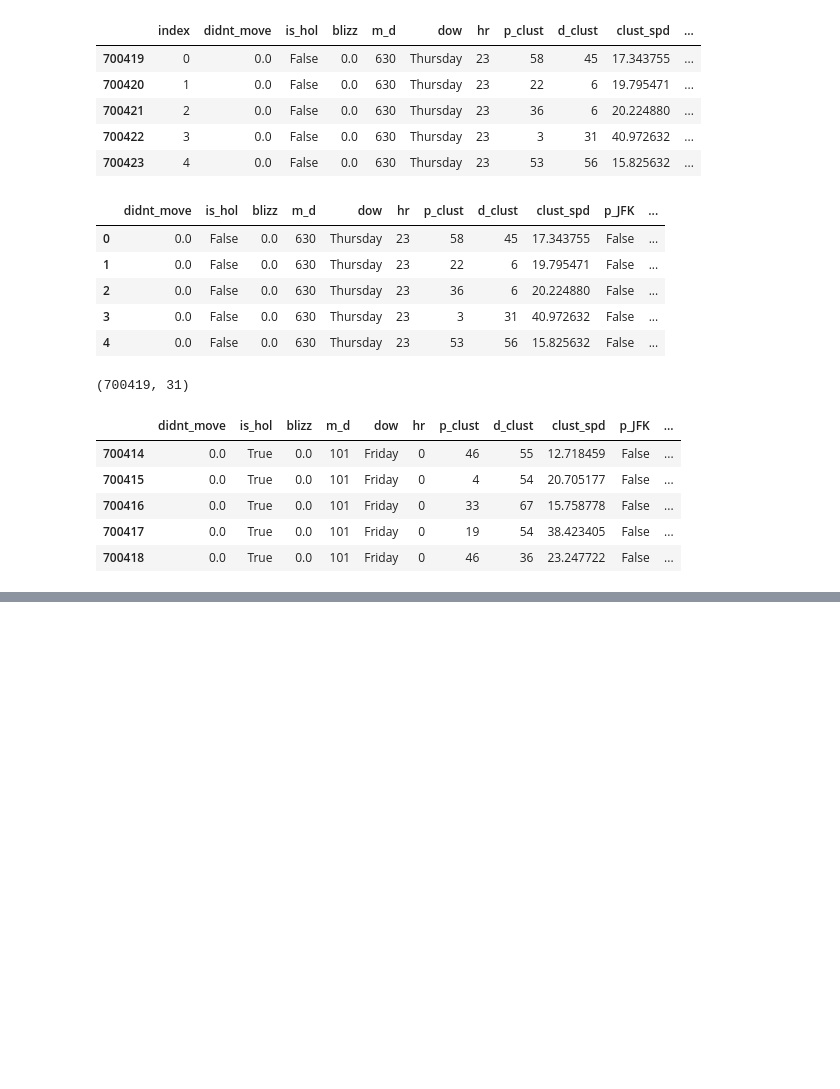
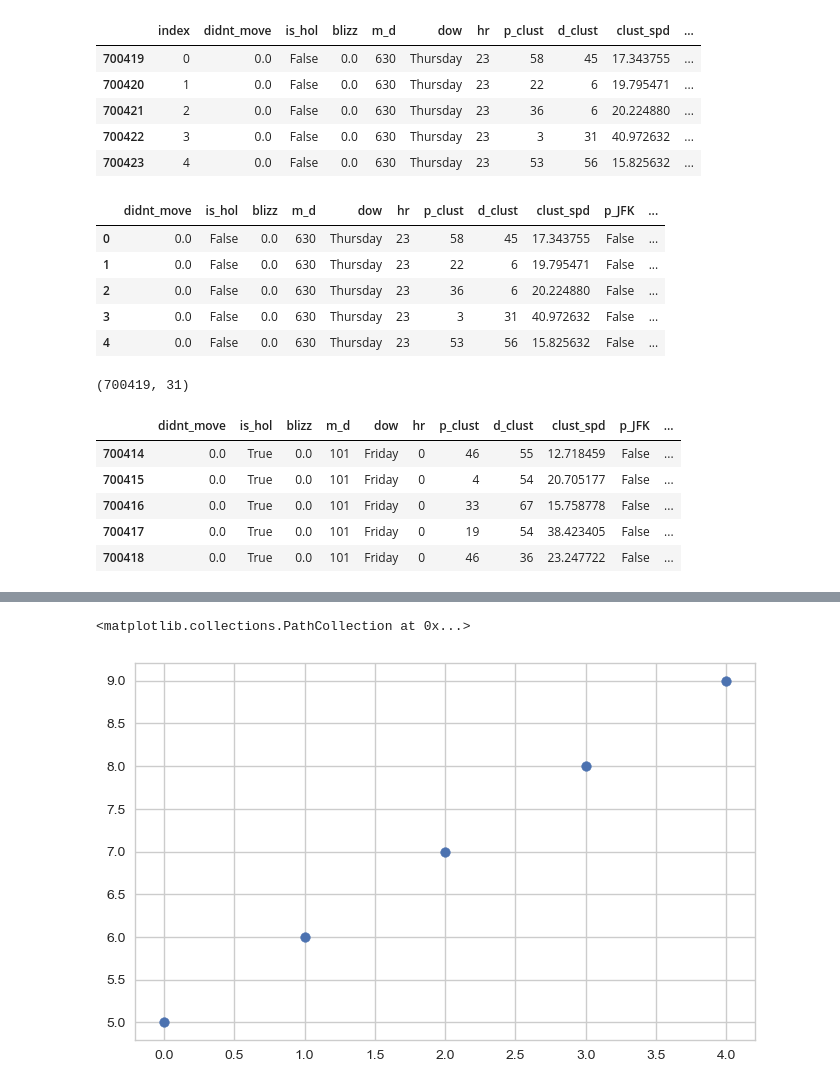
Before and after one commit to eigenSim/dss6a-regression, a Jupyter notebook: choi/171024_1919_attempt_clusters_60_train_and_test.ipynb, the cells around one changed output, grey strips where cells are left out. Drawn from its saved outputs; the diff is of its cells as text; code cells hidden in the pictures; blank space fills up the shorter version.

```diff
--- a/choi/171024_1919_attempt_clusters_60_train_and_test.ipynb
+++ b/choi/171024_1919_attempt_clusters_60_train_and_test.ipynb
@@ -855,0 +914,8 @@ df_testz.to_csv('../_data/test_recent_2048.csv', index=False)
+# %%
+x = np.arange(5)
+y = np.arange(5, 10)
+
+plt.scatter(x, y)
+# %% [output]
+<matplotlib.collections.PathCollection at 0x...>
+[figure, added]
```
Also changed, not shown: parts of 12 cells of this notebook, 7 other files.
